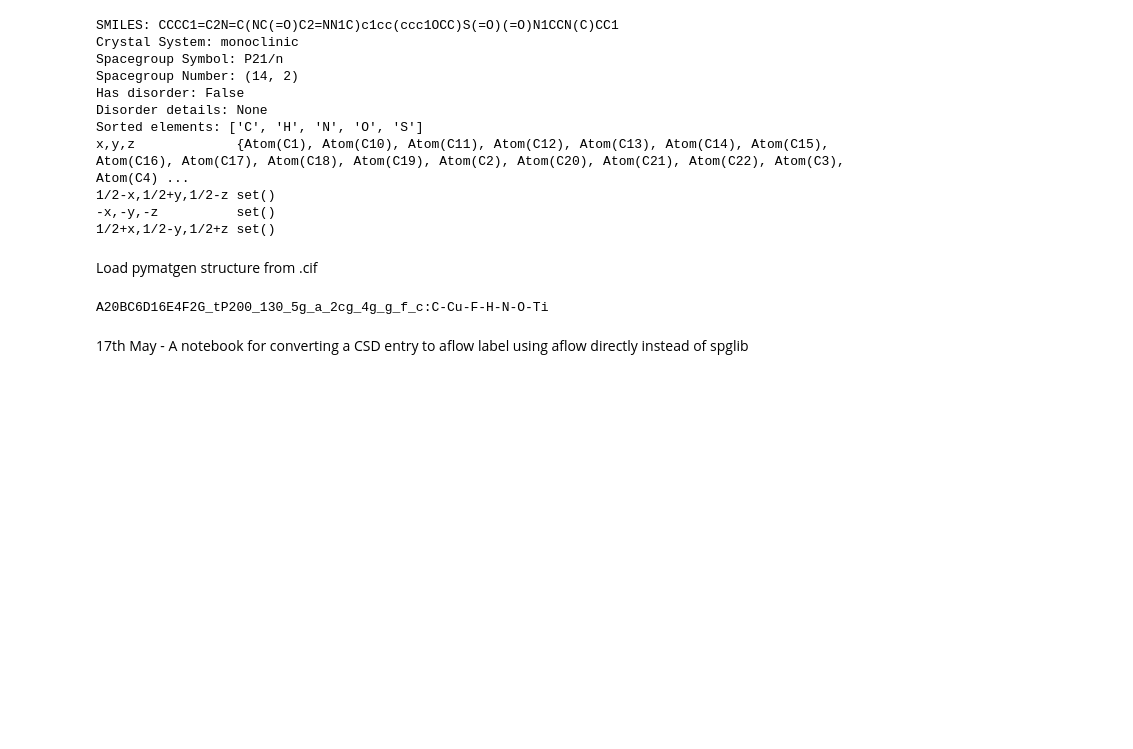
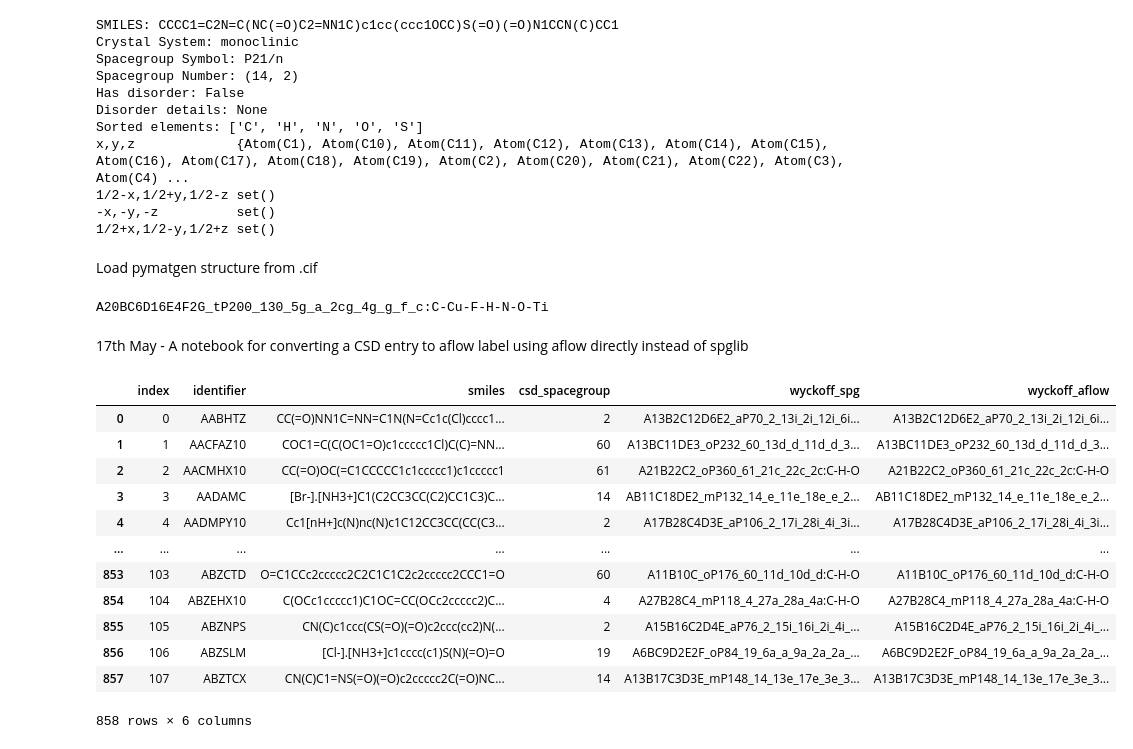
Before and after one commit to wjm41/smi2wyk, a Jupyter notebook: notebooks/ccsd_to_cif_to_aflow.ipynb, the cells around one changed output. Drawn from its saved outputs; the diff is of its cells as text; code cells hidden in the pictures; blank space fills up the shorter version.

```diff
--- a/notebooks/ccsd_to_cif_to_aflow.ipynb
+++ b/notebooks/ccsd_to_cif_to_aflow.ipynb
@@ -126,3 +126,23 @@ print(wyckoff_label)
 A20BC6D16E4F2G_tP200_130_5g_a_2cg_4g_g_f_c:C-Cu-F-H-N-O-Ti
 # %% [markdown]
 17th May - A notebook for converting a CSD entry to aflow label using aflow directly instead of spglib
+# %%
+import pandas as pd
+
+df = pd.read_csv('aflow_vs_spg.csv')
+df['csd_spacegroup'] = [int(spg[0][1:]) for spg in df['csd_spacegroup'].str.split(',')]
+df
+# %% [output]
+|  | index | identifier | smiles | csd_spacegroup | wyckoff_spg | wyckoff_aflow |
+| 0 | 0 | AABHTZ | CC(=O)NN1C=NN=C1N(N=Cc1c(Cl)cccc1... | 2 | A13B2C12D6E2_aP70_2_13i_2i_12i_6i... | A13B2C12D6E2_aP70_2_13i_2i_12i_6i... |
+| 1 | 1 | AACFAZ10 | COC1=C(C(OC1=O)c1ccccc1Cl)C(C)=NN... | 60 | A13BC11DE3_oP232_60_13d_d_11d_d_3... | A13BC11DE3_oP232_60_13d_d_11d_d_3... |
+| 2 | 2 | AACMHX10 | CC(=O)OC(=C1CCCCC1c1ccccc1)c1ccccc1 | 61 | A21B22C2_oP360_61_21c_22c_2c:C-H-O | A21B22C2_oP360_61_21c_22c_2c:C-H-O |
+| 3 | 3 | AADAMC | [Br-].[NH3+]C1(C2CC3CC(C2)CC1C3)C... | 14 | AB11C18DE2_mP132_14_e_11e_18e_e_2... | AB11C18DE2_mP132_14_e_11e_18e_e_2... |
+| 4 | 4 | AADMPY10 | Cc1[nH+]c(N)nc(N)c1C12CC3CC(CC(C3... | 2 | A17B28C4D3E_aP106_2_17i_28i_4i_3i... | A17B28C4D3E_aP106_2_17i_28i_4i_3i... |
+| ... | ... | ... | ... | ... | ... | ... |
+| 853 | 103 | ABZCTD | O=C1CCc2ccccc2C2C1C1C2c2ccccc2CCC1=O | 60 | A11B10C_oP176_60_11d_10d_d:C-H-O | A11B10C_oP176_60_11d_10d_d:C-H-O |
+| 854 | 104 | ABZEHX10 | C(OCc1ccccc1)C1OC=CC(OCc2ccccc2)C... | 4 | A27B28C4_mP118_4_27a_28a_4a:C-H-O | A27B28C4_mP118_4_27a_28a_4a:C-H-O |
+| 855 | 105 | ABZNPS | CN(C)c1ccc(CS(=O)(=O)c2ccc(cc2)N(... | 2 | A15B16C2D4E_aP76_2_15i_16i_2i_4i_... | A15B16C2D4E_aP76_2_15i_16i_2i_4i_... |
+| 856 | 106 | ABZSLM | [Cl-].[NH3+]c1cccc(c1)S(N)(=O)=O | 19 | A6BC9D2E2F_oP84_19_6a_a_9a_2a_2a_... | A6BC9D2E2F_oP84_19_6a_a_9a_2a_2a_... |
+| 857 | 107 | ABZTCX | CN(C)C1=NS(=O)(=O)c2ccccc2C(=O)NC... | 14 | A13B17C3D3E_mP148_14_13e_17e_3e_3... | A13B17C3D3E_mP148_14_13e_17e_3e_3... |
+858 rows × 6 columns
```
Also changed, not shown: parts of 3 cells of this notebook, 8 other files.
